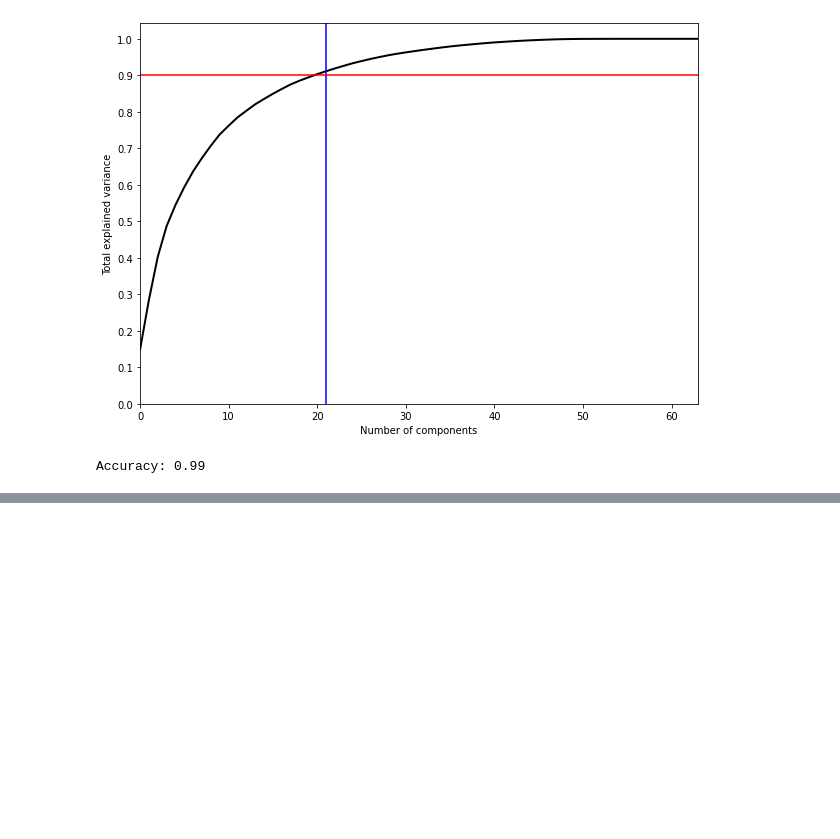
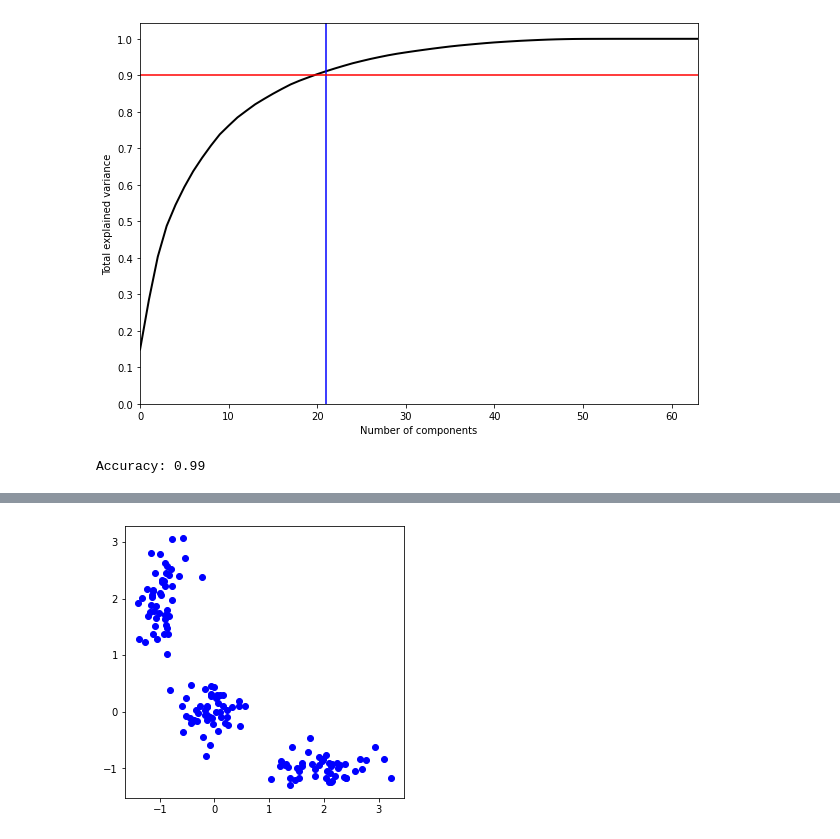
Before and after one commit to AlexeyMarg/open_ai_course, a Jupyter notebook: 7_without_teacher/7_without_teacher.ipynb, the cells around one changed output, grey strips where cells are left out. Drawn from its saved outputs; the diff is of its cells as text; code cells hidden in the pictures; blank space fills up the shorter version.

```diff
--- a/7_without_teacher/7_without_teacher.ipynb
+++ b/7_without_teacher/7_without_teacher.ipynb
@@ -176,0 +192,17 @@ Accuracy: 0.99
+# %%
+X = np.zeros((150, 2))
+
+np.random.seed(seed=42)
+X[:50, 0] = np.random.normal(loc=0.0, scale=.3, size=50)
+X[:50, 1] = np.random.normal(loc=0.0, scale=.3, size=50)
+
+X[50:100, 0] = np.random.normal(loc=2.0, scale=.5, size=50)
+X[50:100, 1] = np.random.normal(loc=-1.0, scale=.2, size=50)
+
+X[100:150, 0] = np.random.normal(loc=-1.0, scale=.2, size=50)
+X[100:150, 1] = np.random.normal(loc=2.0, scale=.5, size=50)
+
+plt.figure(figsize=(5, 5))
+plt.plot(X[:, 0], X[:, 1], 'bo');
+# %% [output]
+[figure, added]
```
Also changed, not shown: parts of 11 cells of this notebook.
